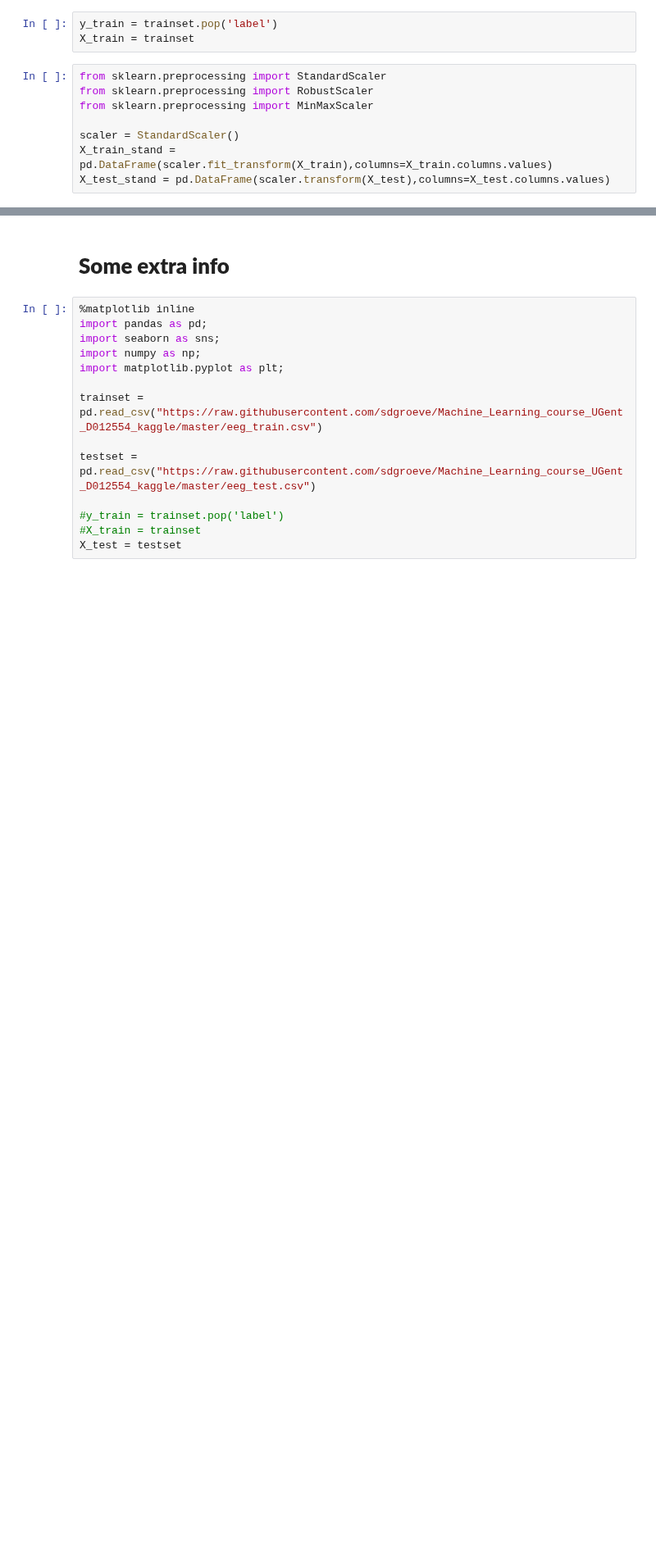
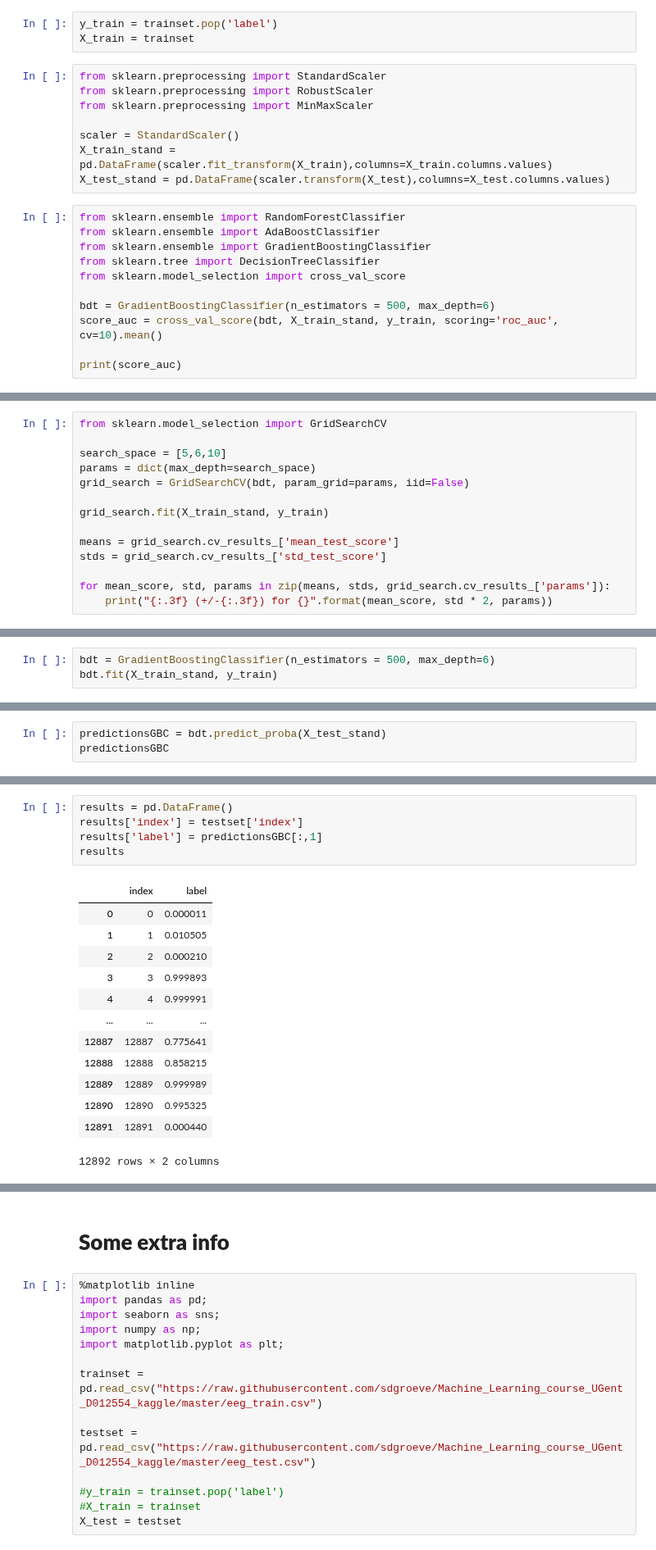
Before and after one commit to CallensToon/Machine_Learning_course_UGent_D012554_kaggle, a Jupyter notebook: Eye blinking prediction.ipynb, the cells around one changed output, grey strips where cells are left out. Shown at 82% size. Cells and saved outputs as stored; diff of their text form; blank space fills up the shorter version.

```diff
--- a/Eye blinking prediction.ipynb
+++ b/Eye blinking prediction.ipynb
@@ -602,3 +602,14 @@ from sklearn.preprocessing import MinMaxScaler
 scaler = StandardScaler()
 X_train_stand = pd.DataFrame(scaler.fit_transform(X_train),columns=X_train.columns.values)
 X_test_stand = pd.DataFrame(scaler.transform(X_test),columns=X_test.columns.values)
+# %%
+from sklearn.ensemble import RandomForestClassifier
+from sklearn.ensemble import AdaBoostClassifier
+from sklearn.ensemble import GradientBoostingClassifier
+from sklearn.tree import DecisionTreeClassifier
+from sklearn.model_selection import cross_val_score
+
+bdt = GradientBoostingClassifier(n_estimators = 500, max_depth=6)
+score_auc = cross_val_score(bdt, X_train_stand, y_train, scoring='roc_auc', cv=10).mean()
+
+print(score_auc)
@@ -604,0 +618,14 @@ X_test_stand = pd.DataFrame(scaler.transform(X_test),columns=X_test.columns.valu
+# %%
+from sklearn.model_selection import GridSearchCV
+
+search_space = [5,6,10]
+params = dict(max_depth=search_space)
+grid_search = GridSearchCV(bdt, param_grid=params, iid=False)
+
+grid_search.fit(X_train_stand, y_train)
+
+means = grid_search.cv_results_['mean_test_score']
+stds = grid_search.cv_results_['std_test_score']
+
+for mean_score, std, params in zip(means, stds, grid_search.cv_results_['params']):
+    print("{:.3f} (+/-{:.3f}) for {}".format(mean_score, std * 2, params))
@@ -604,0 +636,3 @@ X_test_stand = pd.DataFrame(scaler.transform(X_test),columns=X_test.columns.valu
+# %%
+bdt = GradientBoostingClassifier(n_estimators = 500, max_depth=6)
+bdt.fit(X_train_stand, y_train)
@@ -604,0 +650,3 @@ X_test_stand = pd.DataFrame(scaler.transform(X_test),columns=X_test.columns.valu
+# %%
+predictionsGBC = bdt.predict_proba(X_test_stand)
+predictionsGBC
@@ -604,0 +661,19 @@ X_test_stand = pd.DataFrame(scaler.transform(X_test),columns=X_test.columns.valu
+# %%
+results = pd.DataFrame()
+results['index'] = testset['index']
+results['label'] = predictionsGBC[:,1]
+results
+# %% [output]
+|  | index | label |
+| 0 | 0 | 0.000011 |
+| 1 | 1 | 0.010505 |
+| 2 | 2 | 0.000210 |
+| 3 | 3 | 0.999893 |
+| 4 | 4 | 0.999991 |
+| ... | ... | ... |
+| 12887 | 12887 | 0.775641 |
+| 12888 | 12888 | 0.858215 |
+| 12889 | 12889 | 0.999989 |
+| 12890 | 12890 | 0.995325 |
+| 12891 | 12891 | 0.000440 |
+12892 rows × 2 columns
```
Also changed, not shown: parts of 15 cells of this notebook.
